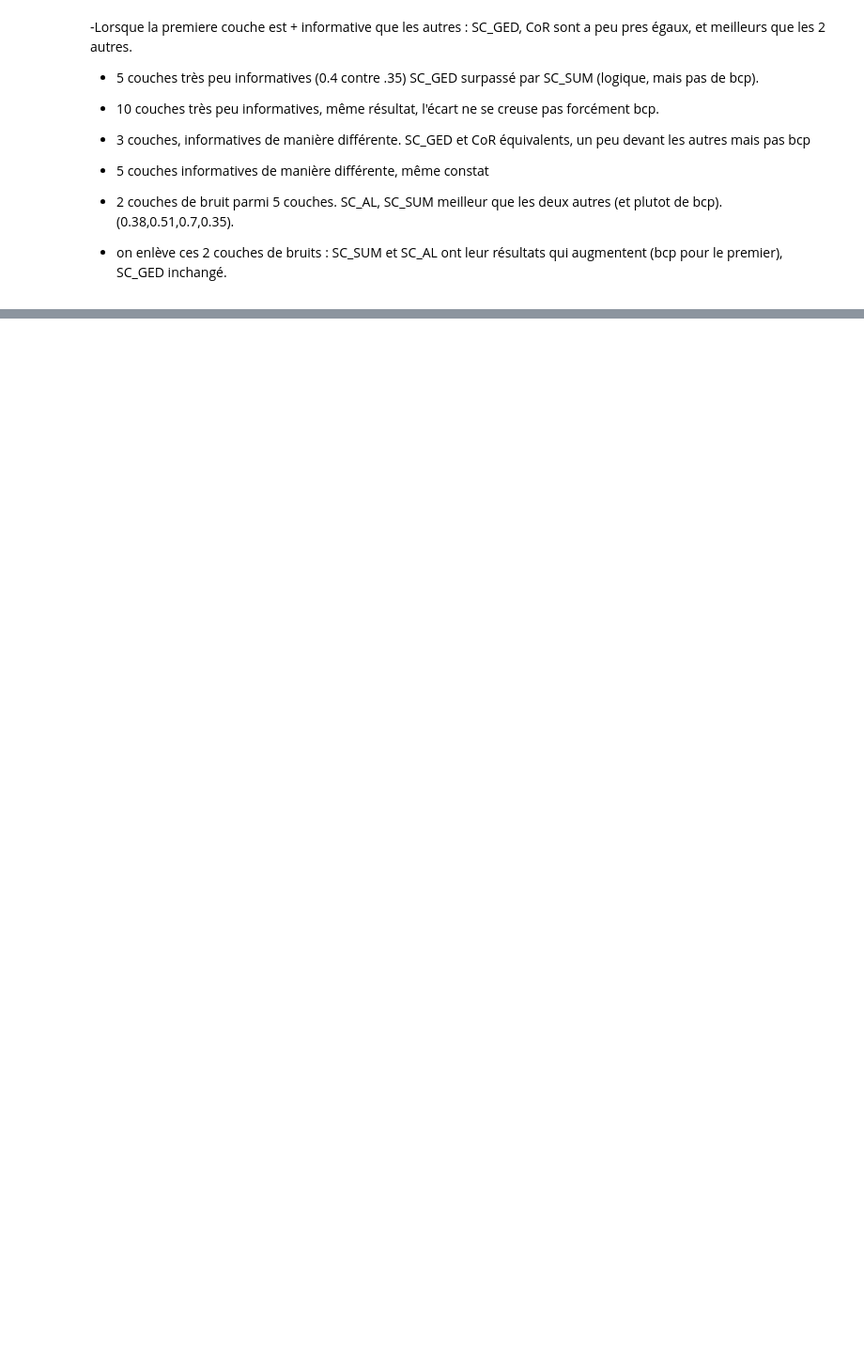
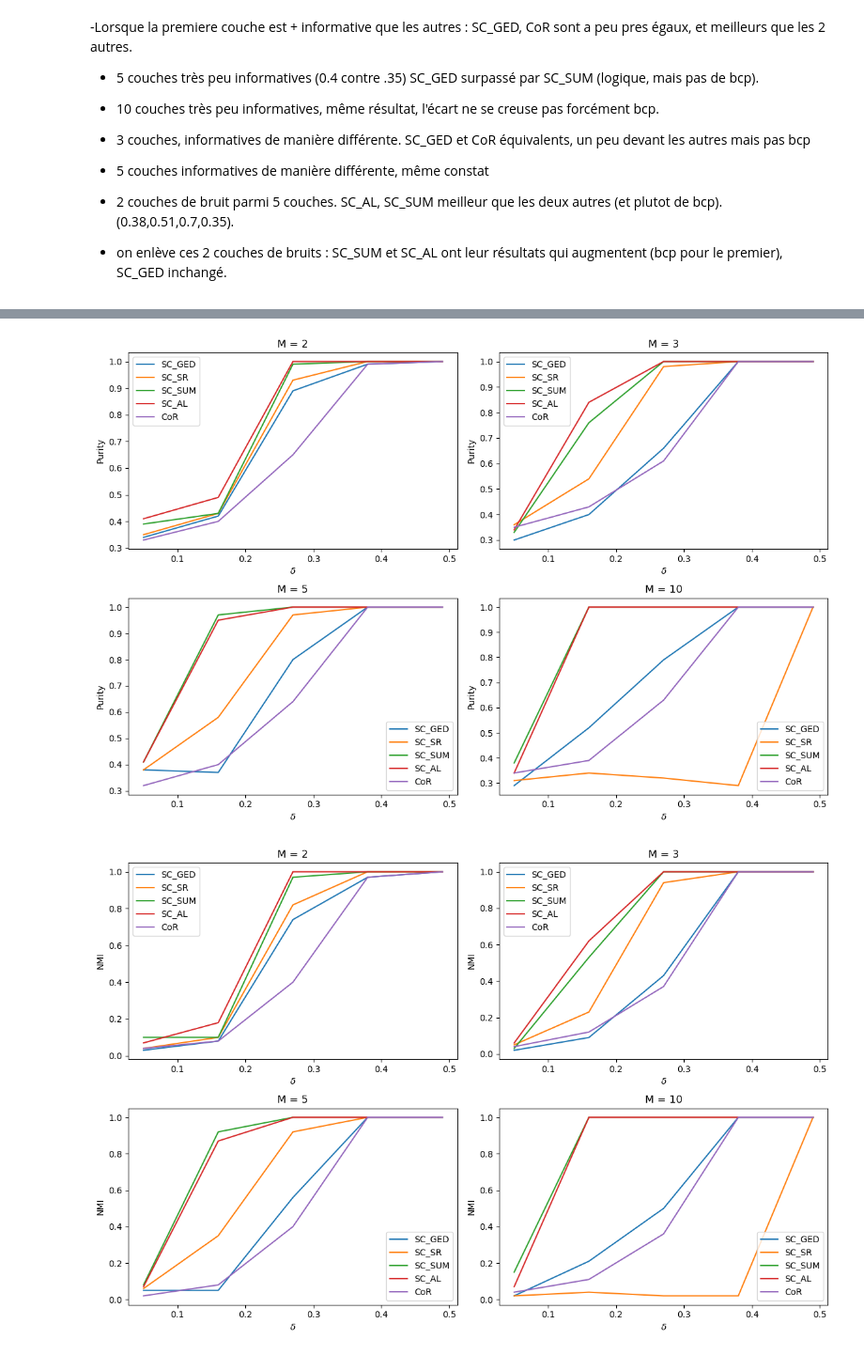
Before and after one commit to meilame-tayebjee/Multilayer-Graph-Clustering, a Jupyter notebook: Run.ipynb, the cells around one changed output, grey strips where cells are left out. Shown at 94% size. Cells and saved outputs as stored; diff of their text form; code cells hidden in the pictures; blank space fills up the shorter version.

```diff
--- a/Run.ipynb
+++ b/Run.ipynb
@@ -131,0 +169,22 @@ results
+# %%
+n = 100
+p = HIGH
+k = 4
+
+
+Ms = [2, 3, 5, 10]
+deltas = np.arange(0.05, p, 0.11)
+all_res = {}
+
+for M in Ms:
+    for delta in deltas:
+        prob = np.full((k,M), p)
+        prob_prime = np.full((k,k,M), p-delta)
+        clusters_size = k*[n //k]
+
+        matrix,true_clusters = graphCreation(n,M,k,clusters_size,prob,prob_prime, plot_adj = False)
+        results = runResults(matrix, true_clusters, k, algorithms, metrics)
+        print("M = ", M, "delta = ", delta)
+        print(results)
+        print("\n")
+        all_res[M, delta] = results
@@ -131,0 +209,19 @@ results
+# %%
+ for metric in metrics:
+    plt.figure(figsize = (12, 8))
+    for i, M in enumerate(Ms):
+        plt.subplot(2, 2, i+1)
+        for algorithm in algorithms:
+            data = [all_res[M, delta][metric.__name__].loc[algorithm.__name__] for delta in deltas]
+            plt.plot(deltas, data, label = algorithm.__name__)
+
+        plt.title("M = " + str(M))
+        plt.xlabel(r"$\delta$")
+        plt.ylabel(metric.__name__)
+        plt.legend()
+
+    plt.tight_layout()
+    plt.show()
+# %% [output]
+[figure, added]
+[figure, added]
```
Also changed, not shown: parts of 8 cells of this notebook, 1 other file.
